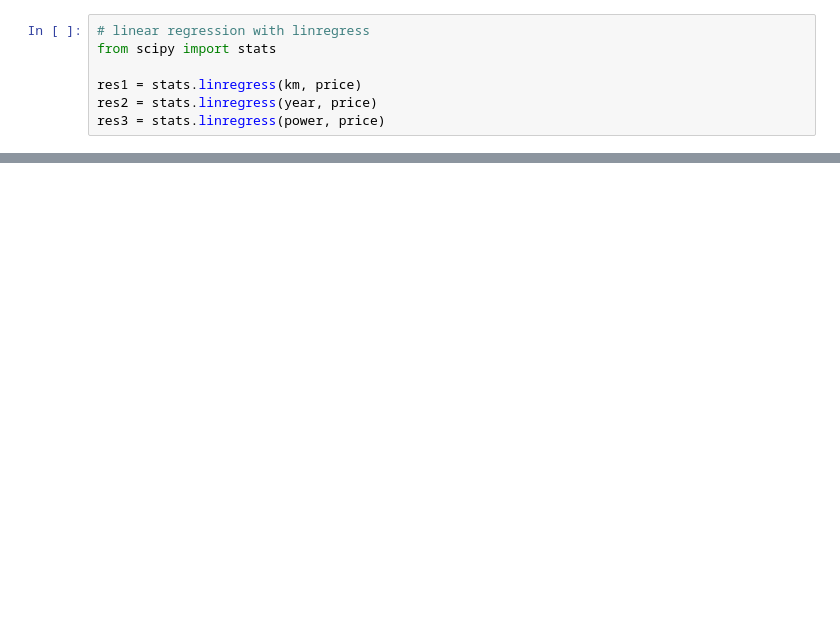
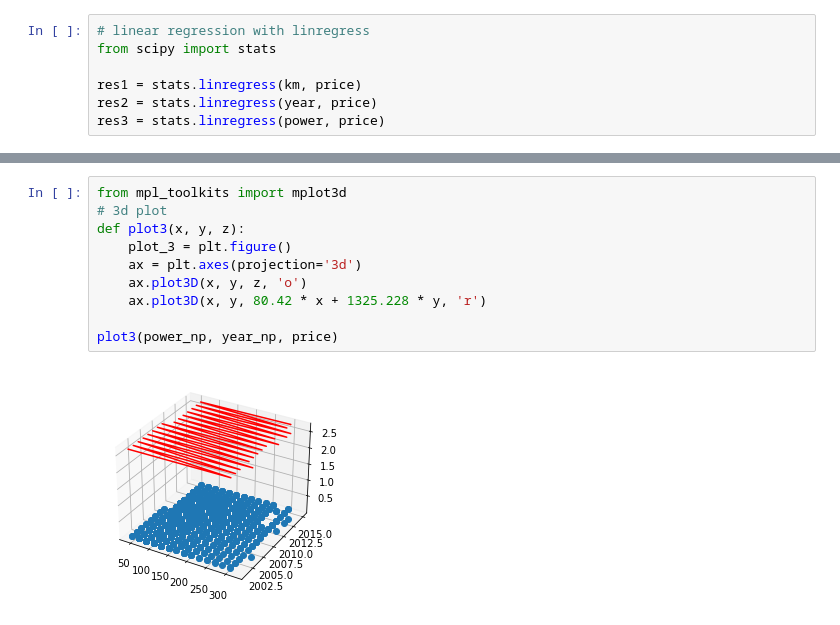
Before and after one commit to maxhoeth/LaboratoryOfComputationalPhysics_Y4, a Jupyter notebook: ml_01.ipynb, the cells around one changed output, grey strips where cells are left out. Drawn from its saved outputs; the diff is of its cells as text; blank space fills up the shorter version.

```diff
--- a/ml_01.ipynb
+++ b/ml_01.ipynb
@@ -109,0 +119,12 @@ plot(power_np, price)
+# %%
+from mpl_toolkits import mplot3d
+# 3d plot
+def plot3(x, y, z):
+    plot_3 = plt.figure()
+    ax = plt.axes(projection='3d')
+    ax.plot3D(x, y, z, 'o')
+    ax.plot3D(x, y, 80.42 * x + 1325.228 * y, 'r')
+
+plot3(power_np, year_np, price)
+# %% [output]
+[figure, added]
```
Also changed, not shown: parts of 5 cells of this notebook.
